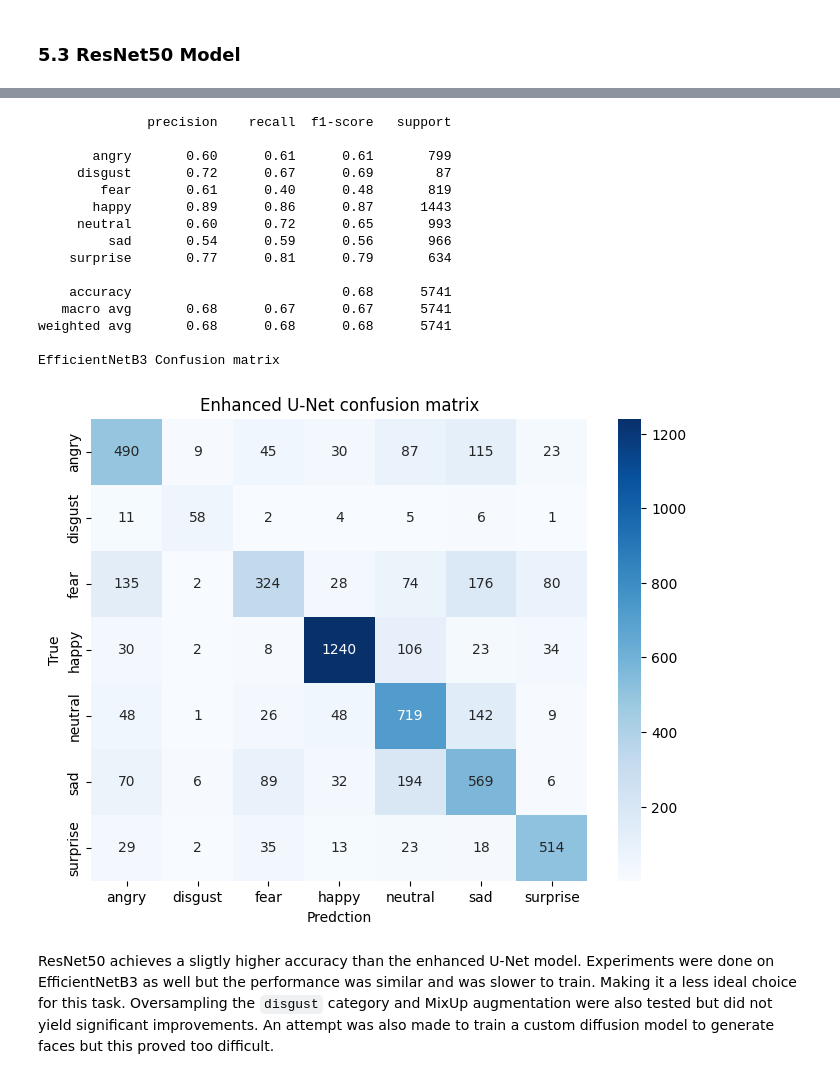
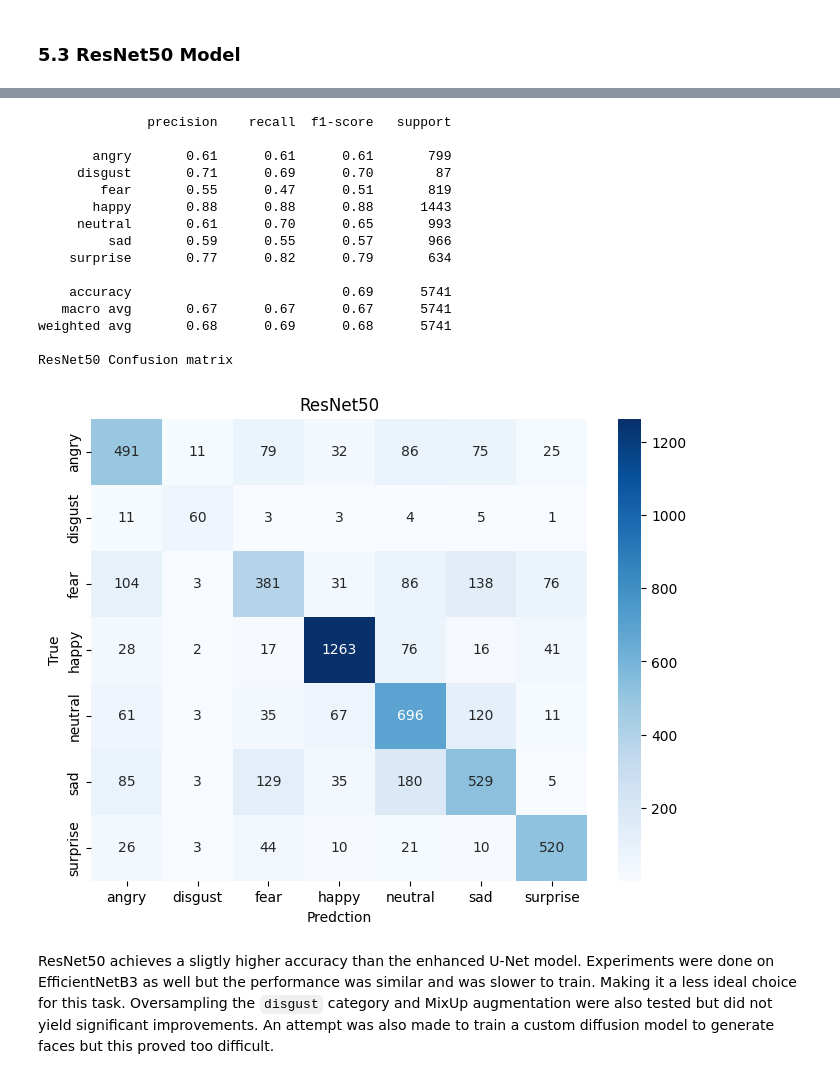
Before and after one commit to kayleeisokay/cs109b-final-project, a Jupyter notebook: MS5.ipynb, the cells around one changed output, grey strips where cells are left out. Saved outputs shown, nothing was run; the diff lists cells and outputs as text; code cells hidden in the pictures.

```diff
--- a/MS5.ipynb
+++ b/MS5.ipynb
@@ -1864,24 +1867,24 @@ plot_accuracy(
-# %%
-y_true_eff, y_pred_eff, cm_eff = evaluate_model(model, val_dataset, "EfficientNetB3")
-
-plot_conf_matrix(cm_eff, "Enhanced U-Net confusion matrix", class_labels.values())
-# %% [output]
-              precision    recall  f1-score   support
-
-       angry       0.60      0.61      0.61       799
-     disgust       0.72      0.67      0.69        87
-        fear       0.61      0.40      0.48       819
-       happy       0.89      0.86      0.87      1443
-     neutral       0.60      0.72      0.65       993
-         sad       0.54      0.59      0.56       966
-    surprise       0.77      0.81      0.79       634
-
-    accuracy                           0.68      5741
-   macro avg       0.68      0.67      0.67      5741
-weighted avg       0.68      0.68      0.68      5741
-
-EfficientNetB3 Confusion matrix
-[figure, removed]
+# %%
+y_true_res, y_pred_res, cm_res = evaluate_model(model, val_dataset, "ResNet50")
+
+plot_conf_matrix(cm_res, "ResNet50", class_labels.values())
+# %% [output]
+              precision    recall  f1-score   support
+
+       angry       0.61      0.61      0.61       799
+     disgust       0.71      0.69      0.70        87
+        fear       0.55      0.47      0.51       819
+       happy       0.88      0.88      0.88      1443
+     neutral       0.61      0.70      0.65       993
+         sad       0.59      0.55      0.57       966
+    surprise       0.77      0.82      0.79       634
+
+    accuracy                           0.69      5741
+   macro avg       0.67      0.67      0.67      5741
+weighted avg       0.68      0.69      0.68      5741
+
+ResNet50 Confusion matrix
+[figure, added]
 # %% [markdown]
 ResNet50 achieves a sligtly higher accuracy than the enhanced U-Net model. Experiments were done on EfficientNetB3 as well but the performance was similar and was slower to train. Making it a less ideal choice for this task. Oversampling the `disgust` category and MixUp augmentation were also tested but did not yield significant improvements. An attempt was also made to train a custom diffusion model to generate faces but this proved too difficult.
 # %% [markdown]
```
Also changed, not shown: parts of 13 cells of this notebook, 1 other file.
